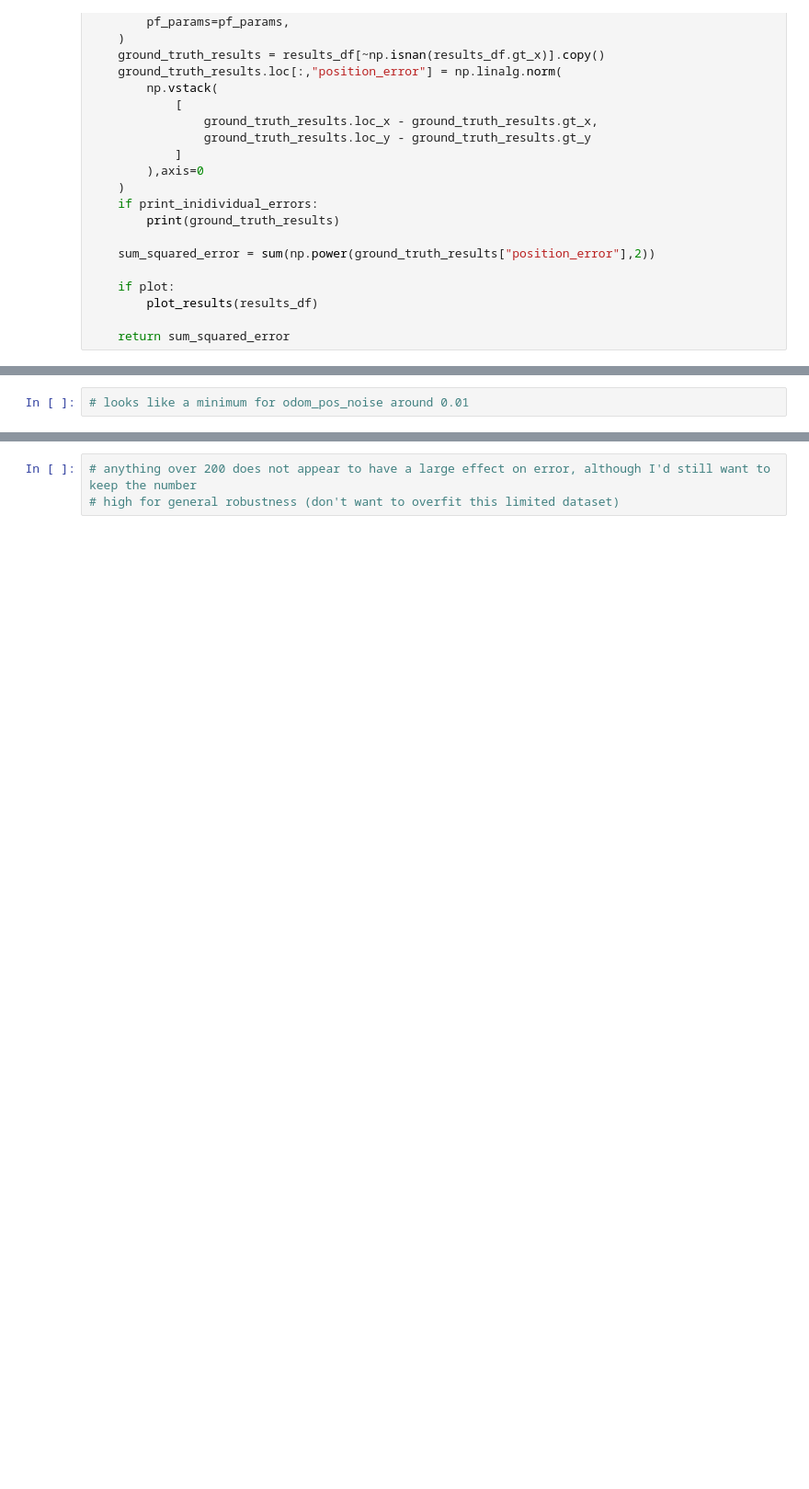
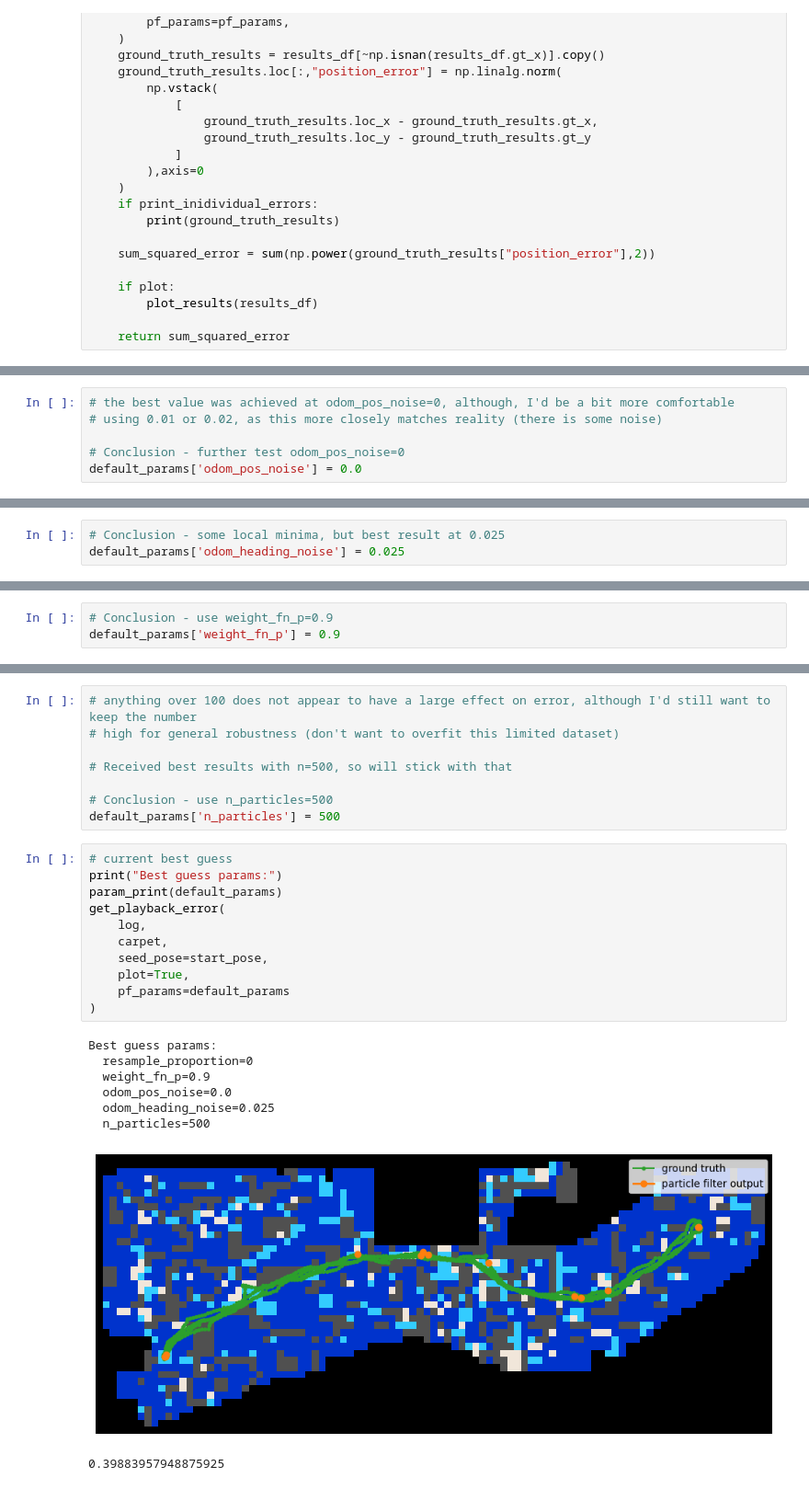
Before and after one commit to tim-fan/carpet_localisation, a Jupyter notebook: notebooks/PF Parameter Optimisation - Real World Logs.ipynb, the cells around one changed output, grey strips where cells are left out. Shown at 92% size. Drawn from its saved outputs; the diff is of its cells as text; blank space fills up the shorter version.

```diff
--- a/notebooks/PF Parameter Optimisation - Real World Logs.ipynb
+++ b/notebooks/PF Parameter Optimisation - Real World Logs.ipynb
@@ -298,5 +296,9 @@ odom_pos_noise=1.0,     error=3186.4595130341763
 # %%
-# looks like a minimum for odom_pos_noise around 0.01
+# the best value was achieved at odom_pos_noise=0, although, I'd be a bit more comfortable
+# using 0.01 or 0.02, as this more closely matches reality (there is some noise)
+
+# Conclusion - further test odom_pos_noise=0
+default_params['odom_pos_noise'] = 0.0
 # %%
 test_parameter_range("odom_heading_noise",[0, 0.005, 0.01, 0.05, 0.1, 1.0], default_params)
 # %% [output]
@@ -318 +340,4 @@ odom_heading_noise=1.0, error=4046.2078228241717
+# %%
+# Conclusion - some local minima, but best result at 0.025
+default_params['odom_heading_noise'] = 0.025
 # %%
@@ -388 +379,4 @@ weight_fn_p=1.0
+# %%
+# Conclusion - use weight_fn_p=0.9
+default_params['weight_fn_p'] = 0.9
 # %%
@@ -423,5 +415,30 @@ test_parameter_range("n_particles",[100, 200, 300, 500, 700, 1000])
 # %%
-# anything over 200 does not appear to have a large effect on error, although I'd still want to keep the number
+# anything over 100 does not appear to have a large effect on error, although I'd still want to keep the number
 # high for general robustness (don't want to overfit this limited dataset)
+
+# Received best results with n=500, so will stick with that
+
+# Conclusion - use n_particles=500
+default_params['n_particles'] = 500
+# %%
+# current best guess
+print("Best guess params:")
+param_print(default_params)
+get_playback_error(
+    log,
+    carpet,
+    seed_pose=start_pose,
+    plot=True,
+    pf_params=default_params
+)
+# %% [output]
+Best guess params:
+  resample_proportion=0
+  weight_fn_p=0.9
+  odom_pos_noise=0.0
+  odom_heading_noise=0.025
+  n_particles=500
+[figure, new version]
+0.39883957948875925
 # %%
 # Try odom only
```
Also changed, not shown: parts of 29 cells of this notebook, 1 other file.
